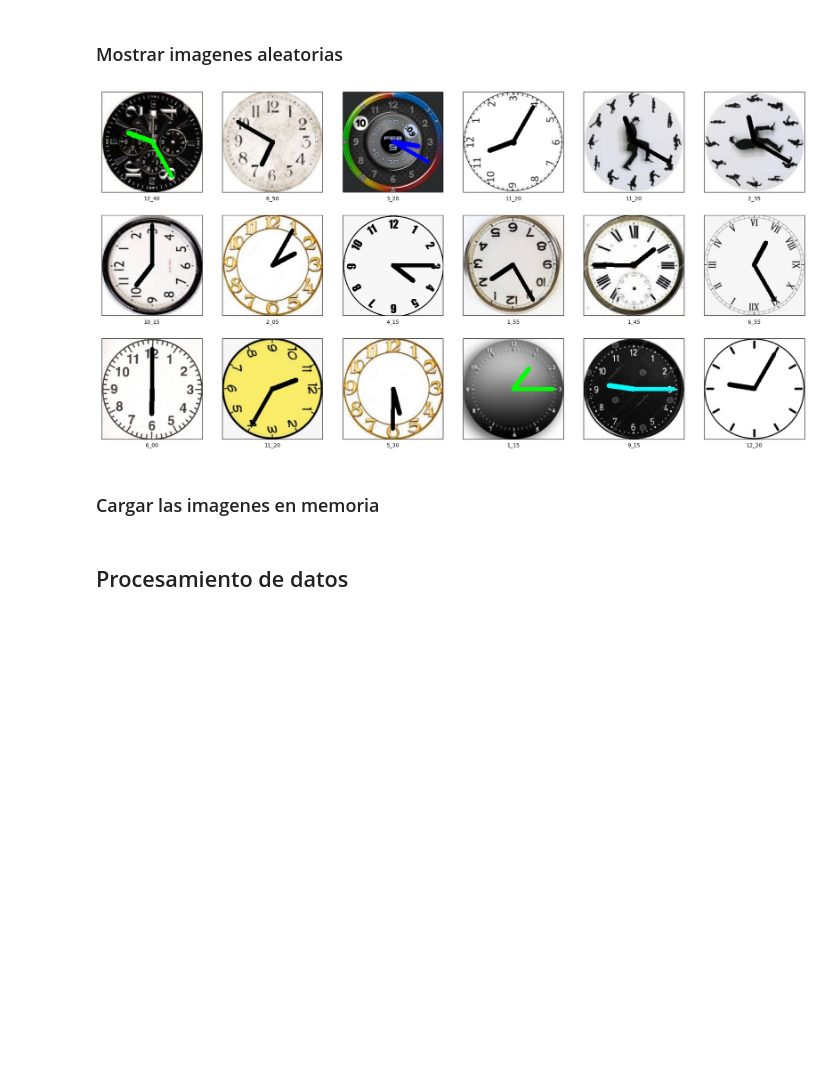
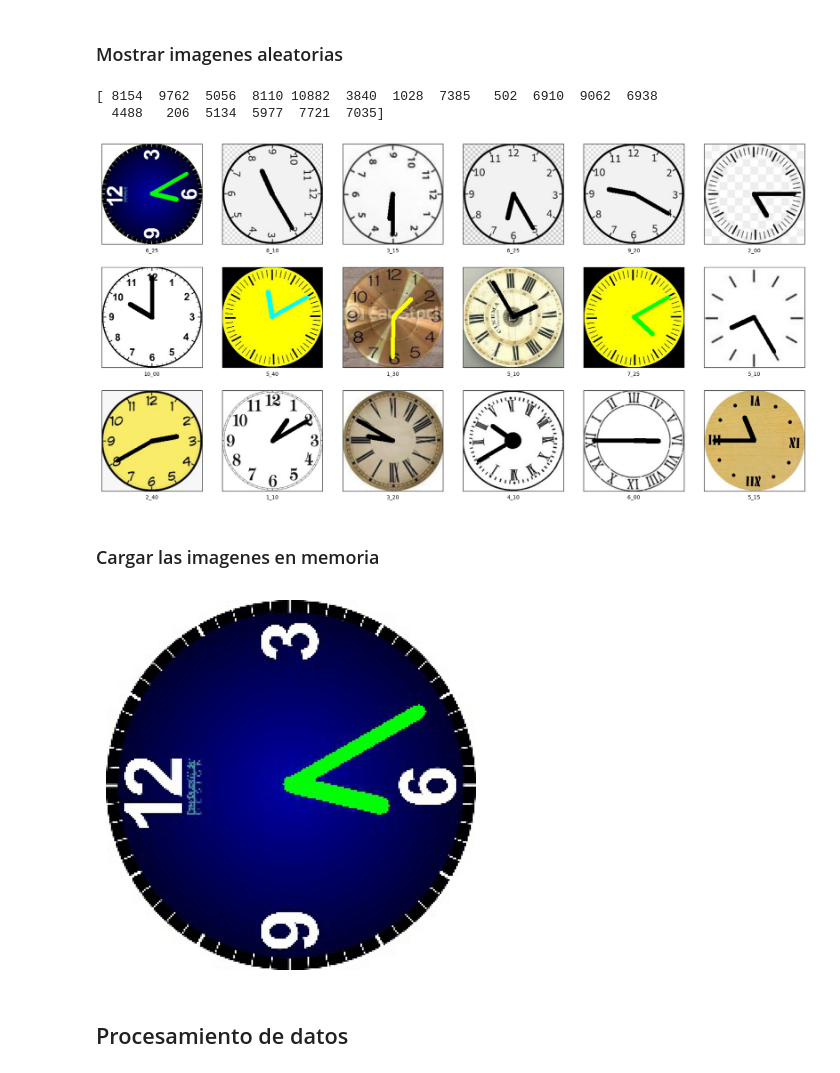
Before and after one commit to Cavitedev/analog-clock-2-digital, a Jupyter notebook: libreta.ipynb, the cells around one changed output. Cells and saved outputs as stored; diff of their text form; code cells hidden in the pictures; blank space fills up the shorter version.

Commit message:
Cargar los archivos de las imagenes a memoria

```diff
--- a/libreta.ipynb
+++ b/libreta.ipynb
@@ -15,6 +15,10 @@ import os
 seed = 42
 np.random.seed(seed)
 tf.random.set_seed(seed)
+# %%
+def imshow(pImage):
+    plt.imshow(cv2.cvtColor(pImage.astype(np.uint8), cv2.COLOR_BGR2RGB))
+    plt.axis("off")
 # %% [markdown]
 ## Decompresión de imágenes
 
@@ -58,7 +70,7 @@ labels_filepaths = csv_data.loc[idx, ['labels','filepaths']].values
 labels = csv_data.loc[idx, ['labels']].values
 filepaths = csv_data.loc[idx, ['filepaths']].values
 # next_images = csv_data['filepaths'].sample(n=nrows * ncols).values
-
+print(idx)
 
 for i, label in enumerate(labels):
   # coge el ndarray correcto y el elemento 0 ya que solo tiene ese valor
@@ -76,6 +88,8 @@ for i, label in enumerate(labels):
 
 plt.show()
 # %% [output]
+[ 8154  9762  5056  8110 10882  3840  1028  7385   502  6910  9062  6938
+  4488   206  5134  5977  7721  7035]
-[figure, old version]
+[figure, new version]
 # %% [markdown]
 ### Cargar las imagenes en memoria
@@ -82,2 +98,15 @@ plt.show()
+# %%
+train_images_full_dir = [root_dir + "/" +  fname for fname in train_images_dir]
+train_images = [cv2.imread(fname, ) for fname in train_images_full_dir]
+
+test_images_full_dir = [root_dir + "/" +  fname for fname in test_images_dir]
+test_images = [cv2.imread(fname, ) for fname in test_images_full_dir]
+
+valid_images_full_dir = [root_dir + "/" +  fname for fname in valid_images_dir]
+valid_images = [cv2.imread(fname, ) for fname in valid_images_full_dir]
+# %%
+imshow(train_images[8154])
+# %% [output]
+[figure, added]
 # %% [markdown]
 ## Procesamiento de datos
```
Also changed, not shown: parts of 2 cells of this notebook.
